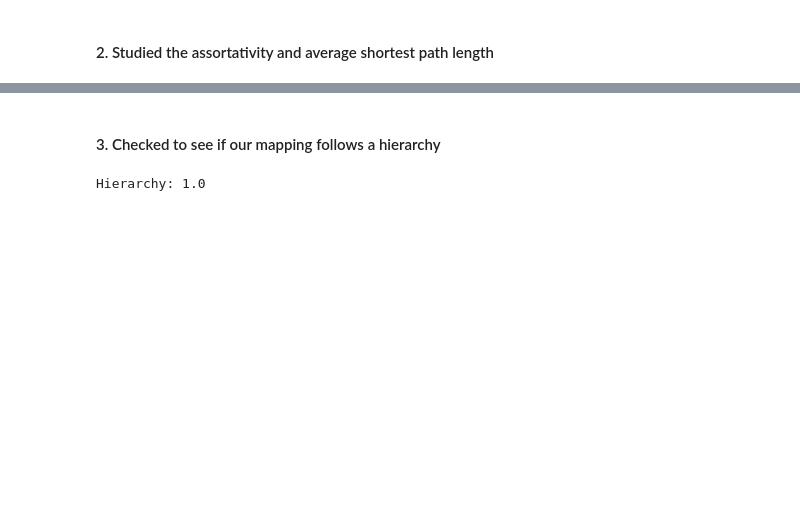
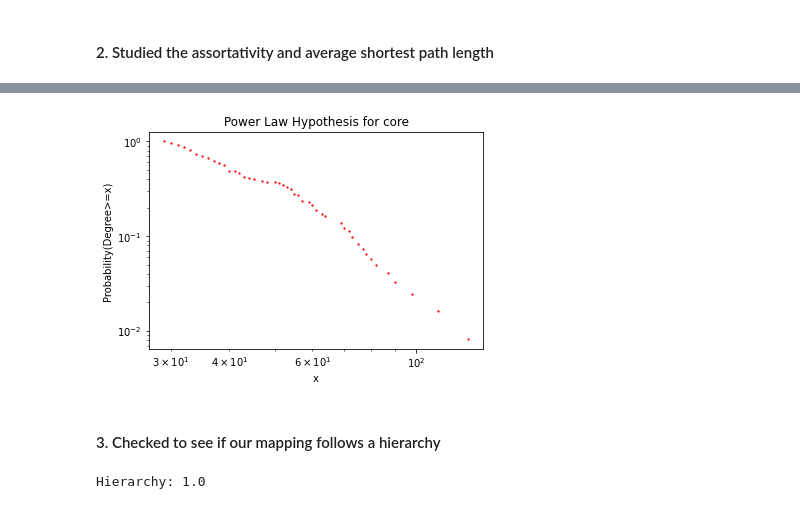
Before and after one commit to runtime-terror101/Network-architecture-of-the-long-distance-pathways-in-the-macaque-brain, a Jupyter notebook: Novelty.ipynb, the cells around one changed output, grey strips where cells are left out. Drawn from its saved outputs; the diff is of its cells as text; code cells hidden in the pictures; blank space fills up the shorter version.

```diff
--- a/Novelty.ipynb
+++ b/Novelty.ipynb
@@ -231,3 +262,17 @@ Degree Assortativity of Core 0.003719185906300945
+# %%
+plt.figure()
+plt.title("Power Law Hypothesis for core")
+plt.xlabel("x")
+plt.ylabel("Probability(Degree>=x)")
+plt.xscale("log")
+plt.yscale("log")
+plt.scatter(d_corec.keys(), d_corec.values(), color="red", s=1.5)
+# print(len(cum_degree))
+
+plt.autoscale()
+plt.show()
+# %% [output]
+[figure, added]
 # %% [markdown]
 #### 3. Checked to see if our mapping follows a hierarchy
 # %%
```
Also changed, not shown: parts of 16 cells of this notebook, 11 other files.
